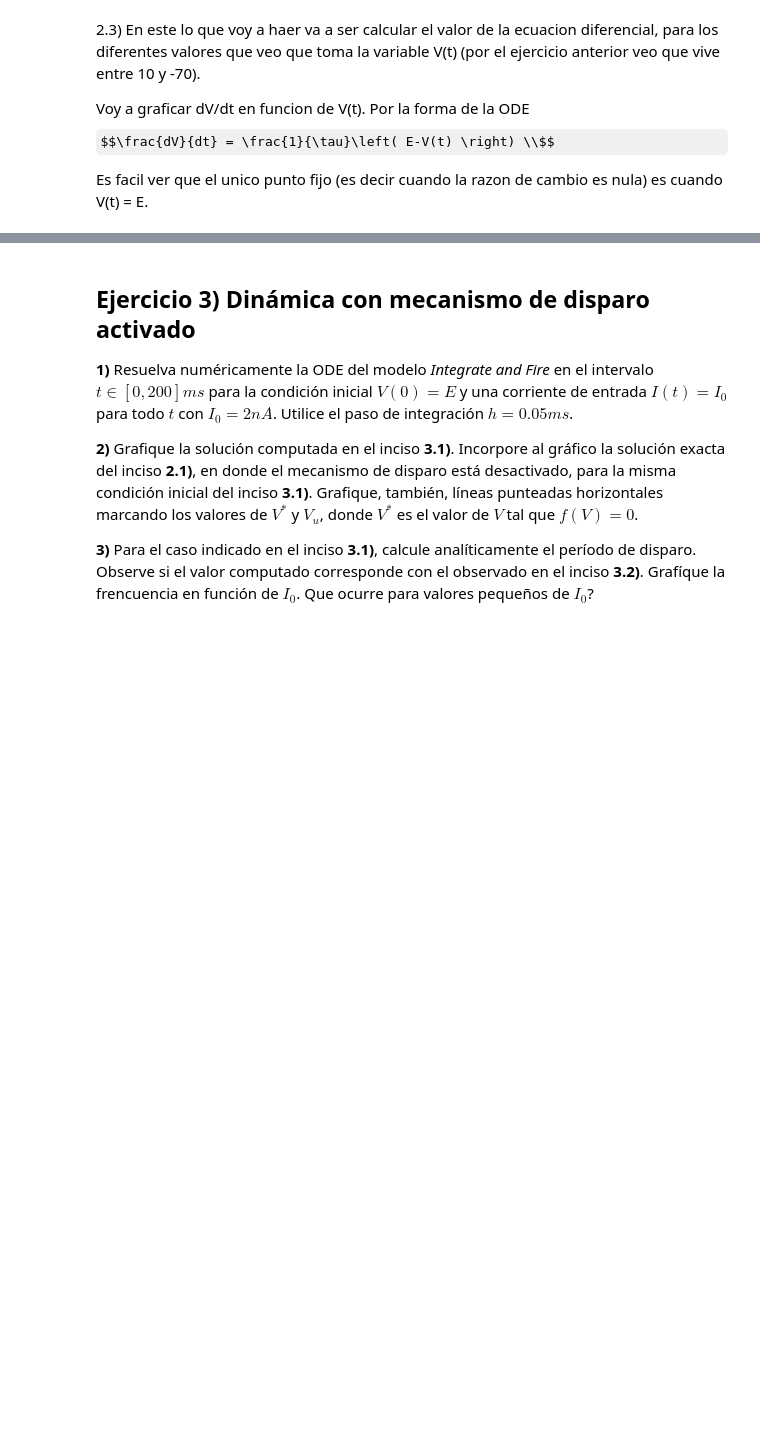
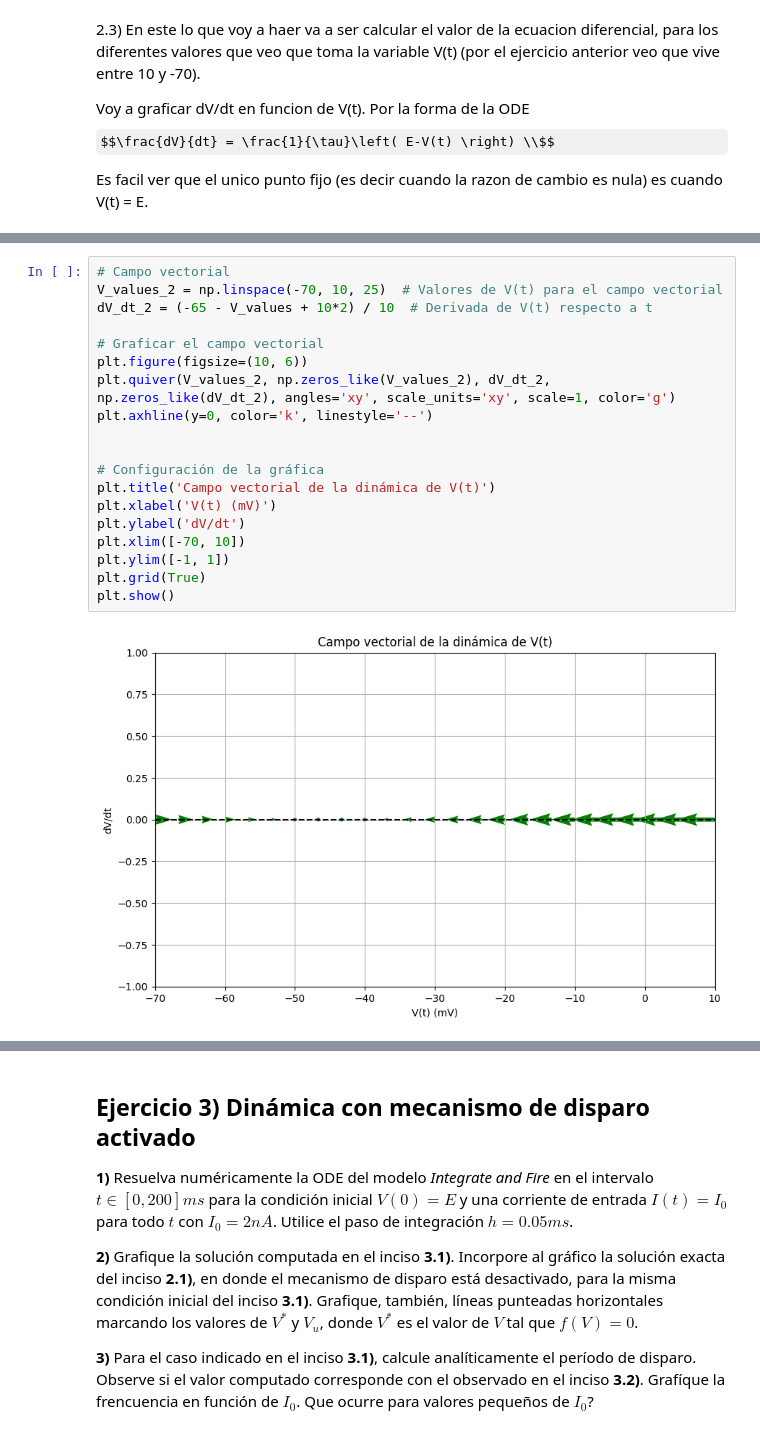
Before and after one commit to AdolfoBanchio/Redes-neuronales-2024, a Jupyter notebook: guias_ejercicios/redes_neuronales_2024_guia_5.ipynb, the cells around one changed output, grey strips where cells are left out. Drawn from its saved outputs; the diff is of its cells as text; some formulas as TeX source; blank space fills up the shorter version.

```diff
--- a/guias_ejercicios/redes_neuronales_2024_guia_5.ipynb
+++ b/guias_ejercicios/redes_neuronales_2024_guia_5.ipynb
@@ -299,0 +358,21 @@ plt.show()
+# %%
+# Campo vectorial
+V_values_2 = np.linspace(-70, 10, 25)  # Valores de V(t) para el campo vectorial
+dV_dt_2 = (-65 - V_values + 10*2) / 10  # Derivada de V(t) respecto a t
+
+# Graficar el campo vectorial
+plt.figure(figsize=(10, 6))
+plt.quiver(V_values_2, np.zeros_like(V_values_2), dV_dt_2, np.zeros_like(dV_dt_2), angles='xy', scale_units='xy', scale=1, color='g')
+plt.axhline(y=0, color='k', linestyle='--')
+
+
+# Configuración de la gráfica
+plt.title('Campo vectorial de la dinámica de V(t)')
+plt.xlabel('V(t) (mV)')
+plt.ylabel('dV/dt')
+plt.xlim([-70, 10])
+plt.ylim([-1, 1])
+plt.grid(True)
+plt.show()
+# %% [output]
+[figure, added]
```
Also changed, not shown: parts of 23 cells of this notebook, 1 other file.
